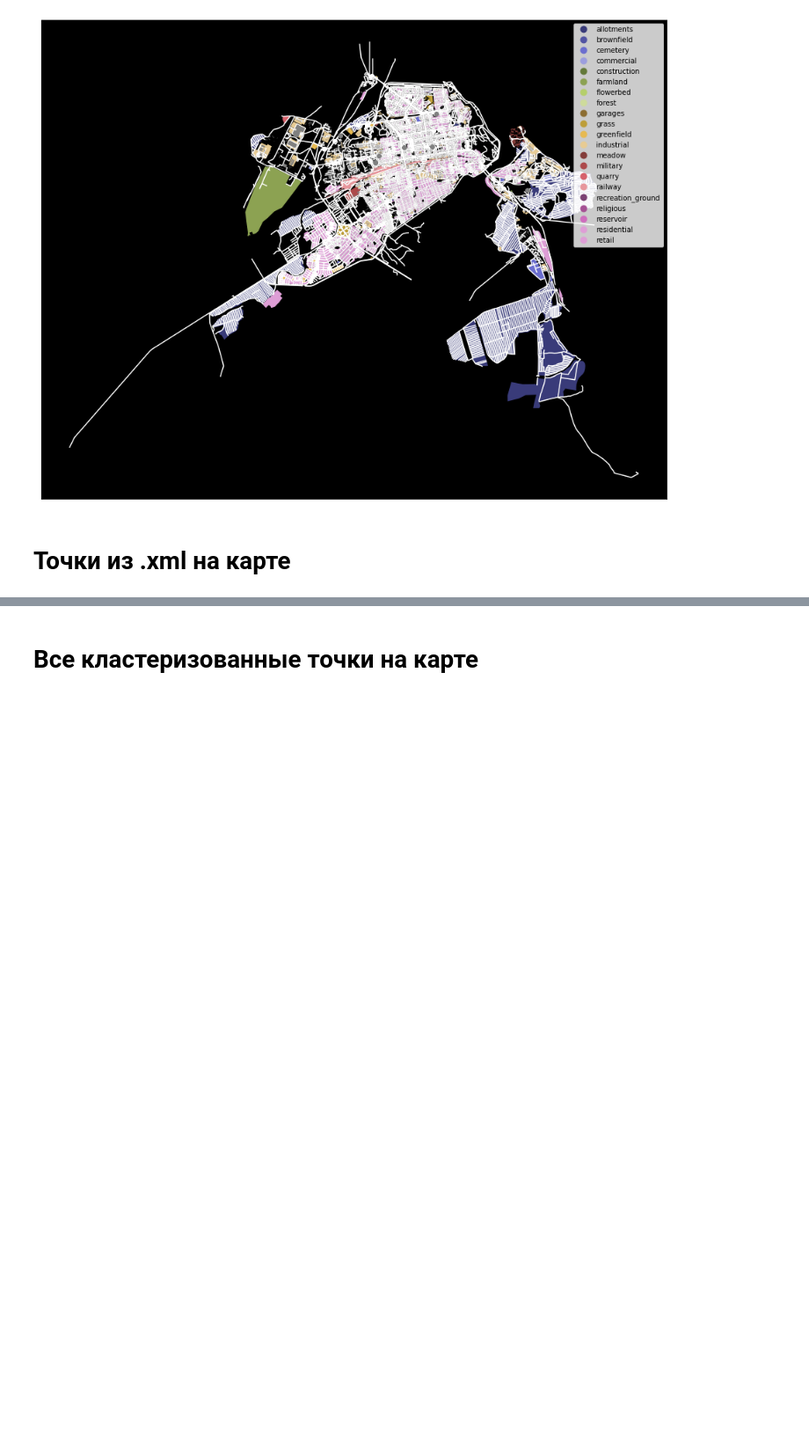
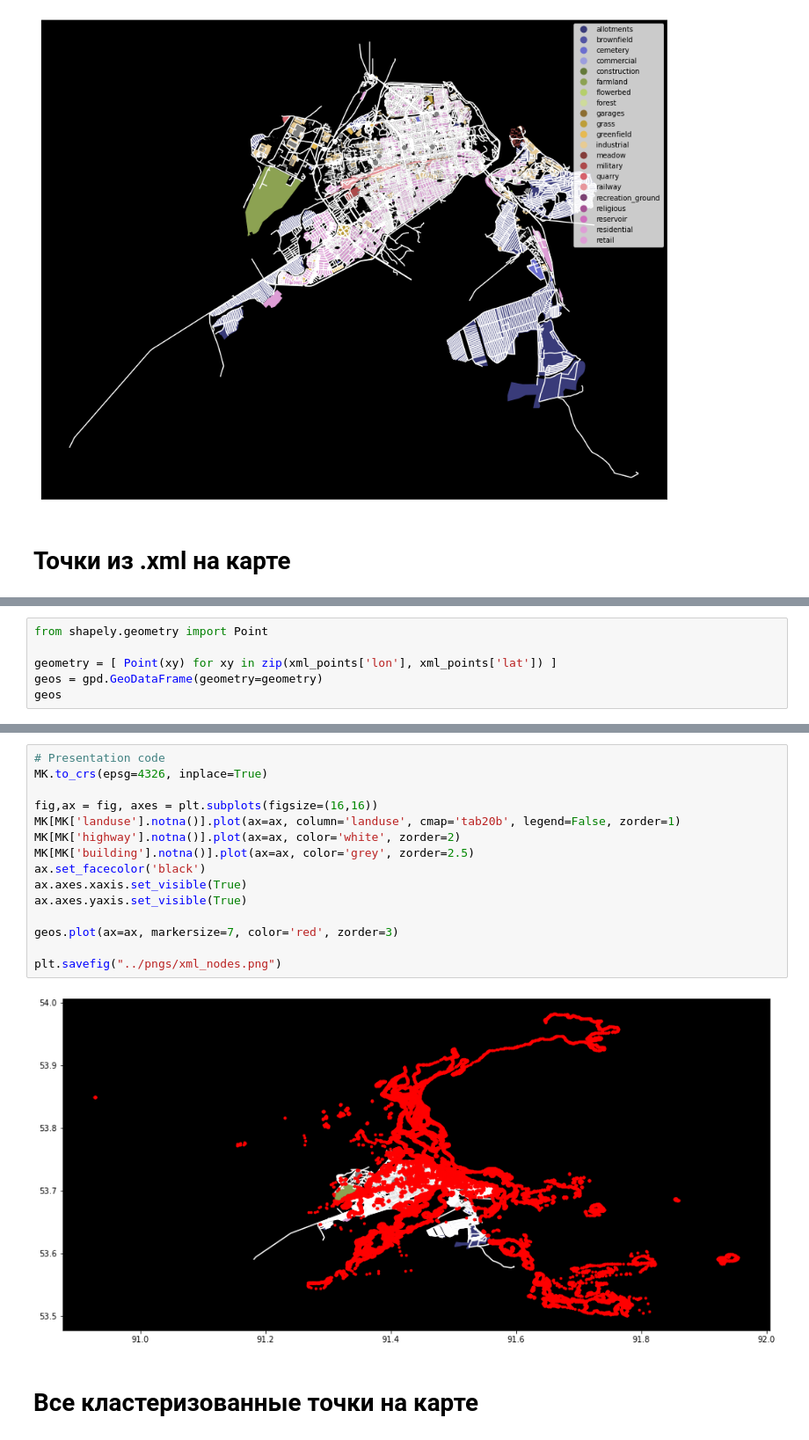
Before and after one commit to MVVladimir/TTE, a Jupyter notebook: notebooks/review.ipynb, the cells around one changed output, grey strips where cells are left out. Shown at 88% size. Cells and saved outputs as stored; diff of their text form; blank space fills up the shorter version.

```diff
--- a/notebooks/review.ipynb
+++ b/notebooks/review.ipynb
@@ -45,0 +45,6 @@ xml_points
+# %%
+from shapely.geometry import Point
+
+geometry = [ Point(xy) for xy in zip(xml_points['lon'], xml_points['lat']) ]
+geos = gpd.GeoDataFrame(geometry=geometry)
+geos
@@ -46,3 +65,20 @@ xml_points
+# %%
+# Presentation code
+MK.to_crs(epsg=4326, inplace=True)
+
+fig,ax = fig, axes = plt.subplots(figsize=(16,16))
+MK[MK['landuse'].notna()].plot(ax=ax, column='landuse', cmap='tab20b', legend=False, zorder=1)
+MK[MK['highway'].notna()].plot(ax=ax, color='white', zorder=2)
+MK[MK['building'].notna()].plot(ax=ax, color='grey', zorder=2.5)
+ax.set_facecolor('black')
+ax.axes.xaxis.set_visible(True)
+ax.axes.yaxis.set_visible(True)
+
+geos.plot(ax=ax, markersize=7, color='red', zorder=3)
+
+plt.savefig("../pngs/xml_nodes.png")
+# %% [output]
+[figure, added]
 # %% [markdown]
 # Все кластеризованные точки на карте
 # %%
```
Also changed, not shown: parts of 2 cells of this notebook, 4 other files.
